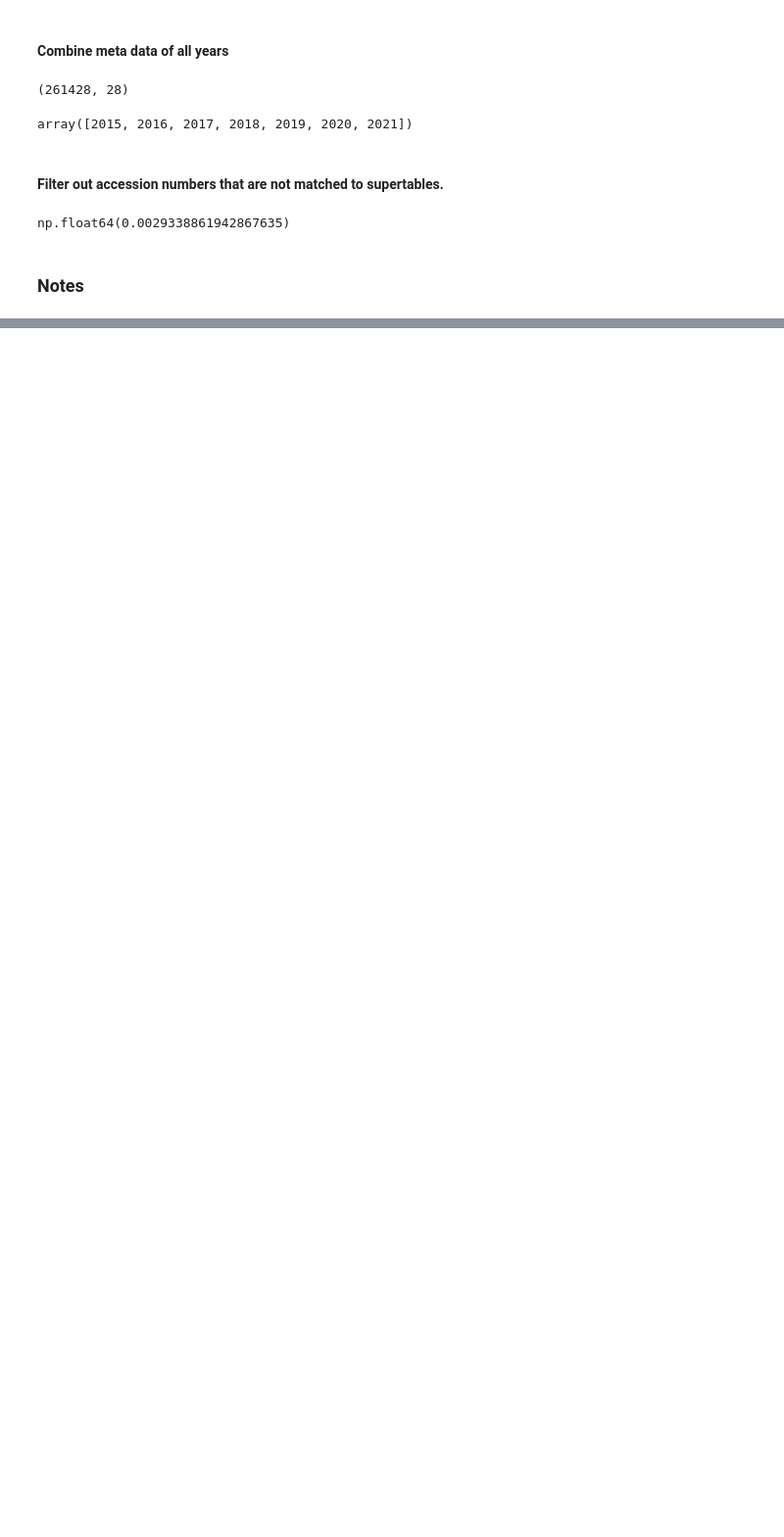
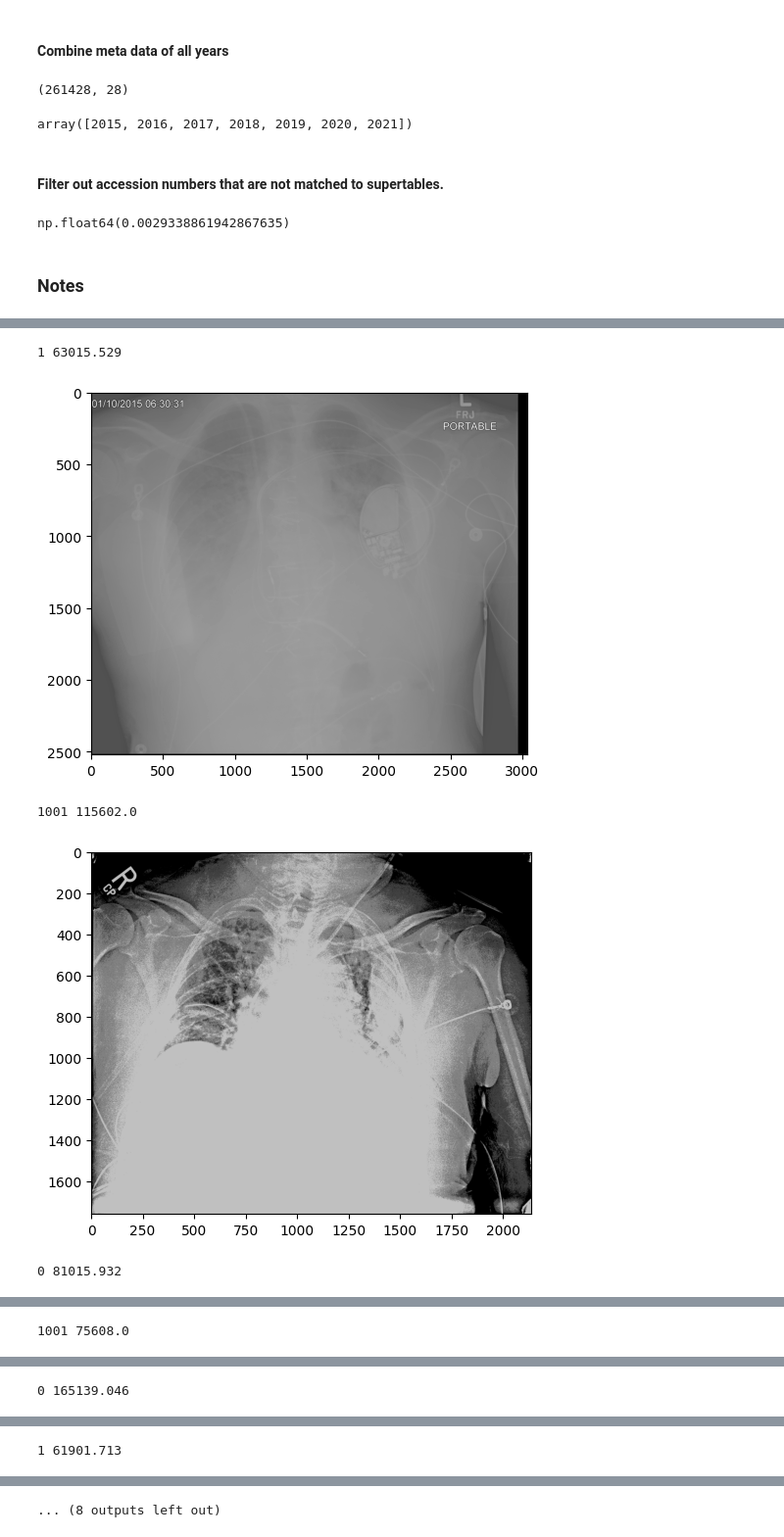
Before and after one commit to Kamaleswaran-Lab/cxrgen, a Jupyter notebook: DataPreparation.ipynb, the cells around one changed output, grey strips where cells are left out. Shown at 98% size. Cells and saved outputs as stored; diff of their text form; code cells hidden in the pictures; blank space fills up the shorter version.

```diff
--- a/DataPreparation.ipynb
+++ b/DataPreparation.ipynb
@@ -9,7 +9,8 @@ root = Path('/hpc/group/kamaleswaranlab/EmoryDataset/Images/chest_xrays')
 
 YEARS = [2015, 2016, 2017, 2018, 2019, 2020, 2021]
 images= "extracted-images"
-metadata = "metadata_with_supertables.dsv"
+metadata = "metadata_with_supertables_matching.dsv"
+metadata_times = "metadata_matching_times.csv"
 # %% [markdown]
 #### Combine meta data of all years
 # %%
@@ -64,0 +64,14 @@ metadf.to_csv( root / 'metadata_with_supertables_filtered_notes_filtered.csv', i
+# %%
+for i in range(len(YEARS)):
+    try:
+        metadf_times_ = pd.read_csv(root / str(YEARS[i]) / metadata_times)
+    except FileNotFoundError:
+        print(f"File not found for {YEARS[i]}")
+        continue
+    metadf_times_['year'] = [YEARS[i]]*len(metadf_times_)
+    if i > 0:
+        metadf_times = pd.concat((metadf_times, metadf_times_), axis = 0)
+    else:
+        metadf_times = metadf_times_.copy()
+
+print(metadf_times.shape)
@@ -64,0 +118,2 @@ metadf.to_csv( root / 'metadata_with_supertables_filtered_notes_filtered.csv', i
+# %%
+metadf_merged_times = pd.read_csv(root / 'metadata_with_supertables_filtered_notes_filtered_matching_times_min_series_img_paths.csv')
@@ -64,0 +122,2 @@ metadf.to_csv( root / 'metadata_with_supertables_filtered_notes_filtered.csv', i
+# %%
+selected = metadf_merged_times.iloc[:10]
@@ -64,0 +127,14 @@ metadf.to_csv( root / 'metadata_with_supertables_filtered_notes_filtered.csv', i
+# %%
+images= []
+for i in range(len(selected)):
+    img = Image.open(selected.iloc[i]['img_paths'])
+    print(selected.iloc[i]['SeriesSelector'], selected.iloc[i]['StudyTime'])
+    plt.imshow(img, cmap = 'grey')
+    plt.show()
+    images.append(img)
+# %% [output]
+1 63015.529
+[figure, added]
+1001 115602.0
+[figure, added]
+0 81015.932
@@ -64,0 +142 @@ metadf.to_csv( root / 'metadata_with_supertables_filtered_notes_filtered.csv', i
+1001 75608.0
@@ -64,0 +144 @@ metadf.to_csv( root / 'metadata_with_supertables_filtered_notes_filtered.csv', i
+0 165139.046
@@ -64,0 +146 @@ metadf.to_csv( root / 'metadata_with_supertables_filtered_notes_filtered.csv', i
+1 61901.713
@@ -64,0 +148 @@ metadf.to_csv( root / 'metadata_with_supertables_filtered_notes_filtered.csv', i
+... (8 outputs left out)
```
Also changed, not shown: parts of 50 cells of this notebook, 17 other files.
